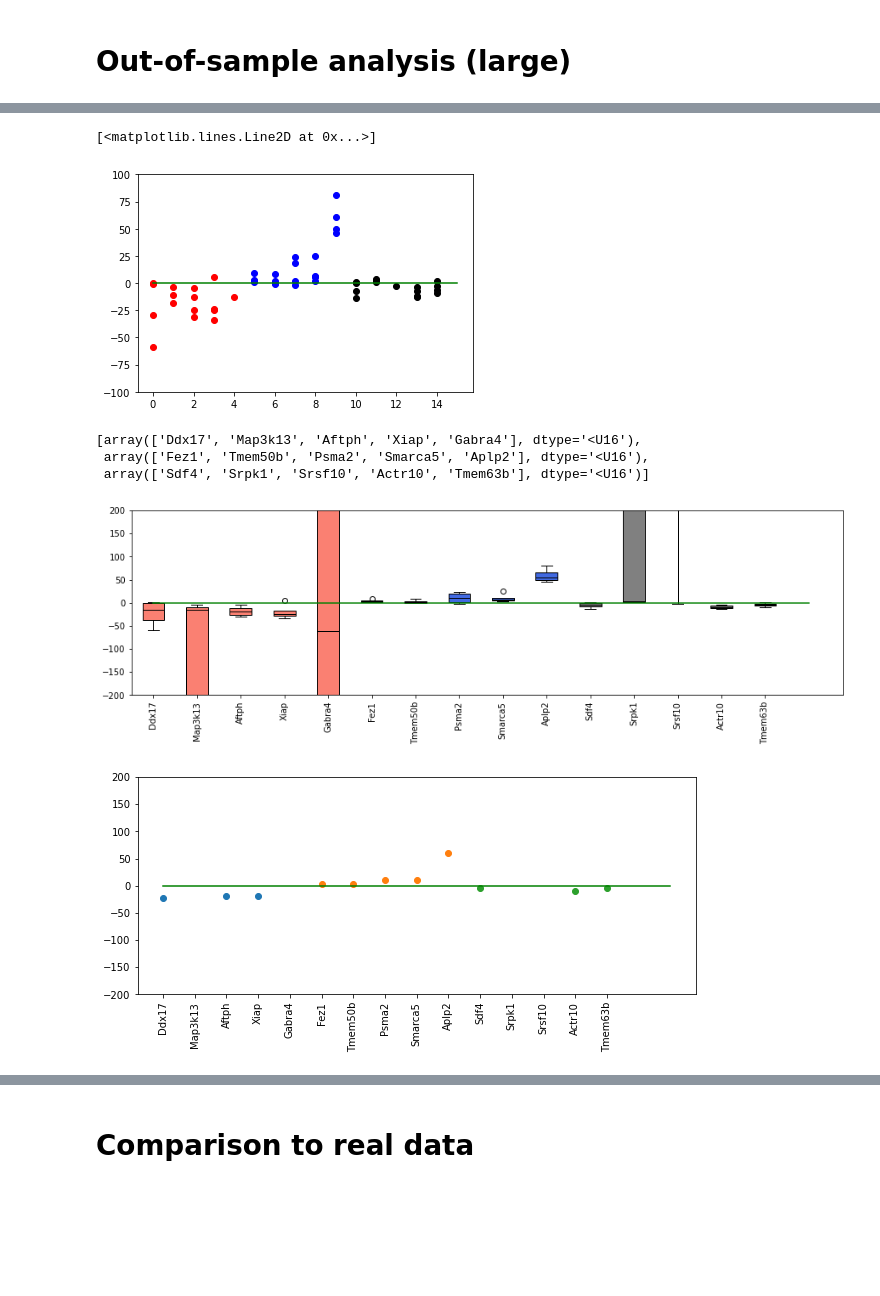
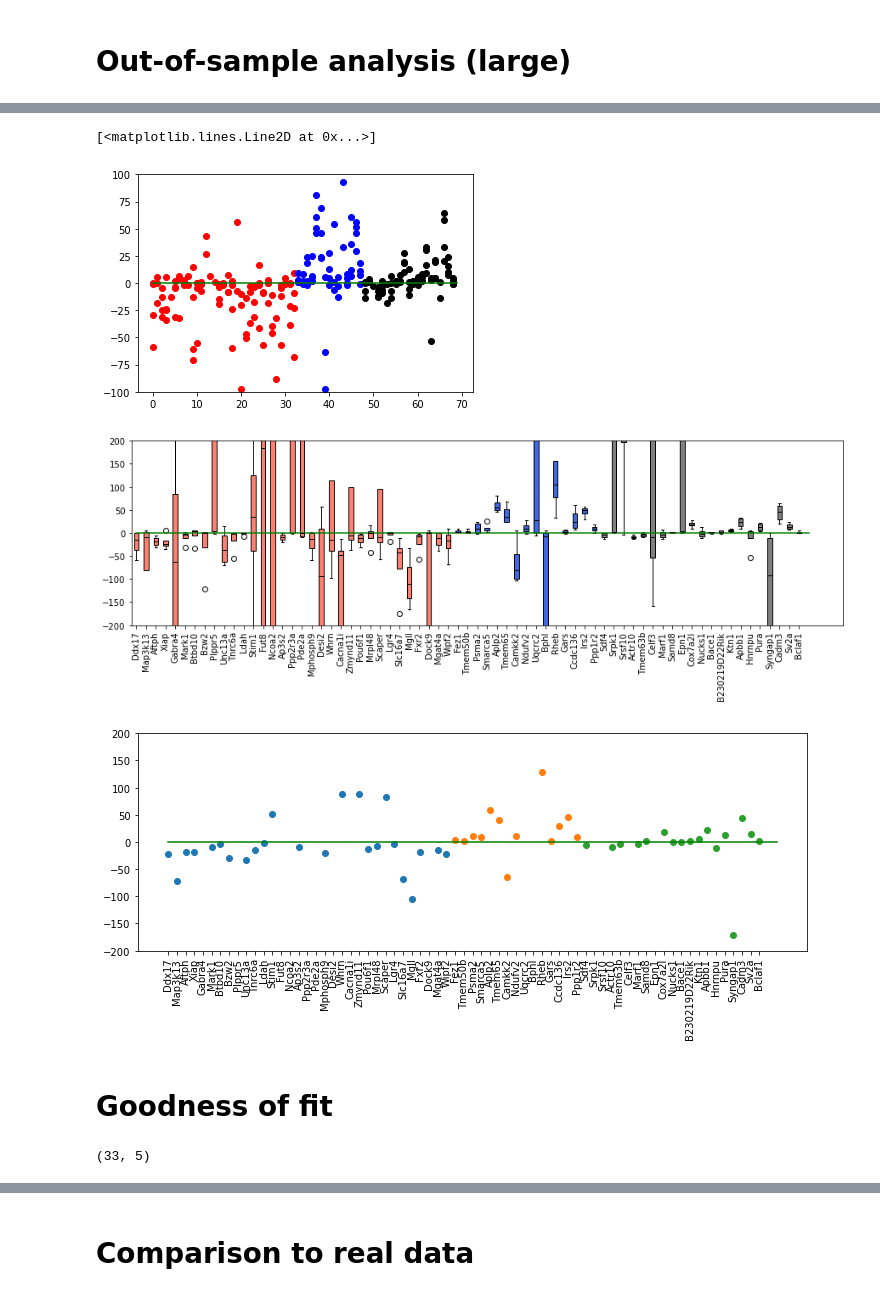
Before and after one commit to pachterlab/GVFP_2021, a Jupyter notebook: gg220802_monod.ipynb, the cells around one changed output, grey strips where cells are left out. Drawn from its saved outputs; the diff is of its cells as text; code cells hidden in the pictures; blank space fills up the shorter version.

```diff
--- a/gg220802_monod.ipynb
+++ b/gg220802_monod.ipynb
@@ -643,5 +638,5 @@ with open('/home/ggorin/projects/GVFP_2021/fits/gg_220802_022_allen_celltypes_1/
 # %% [markdown]
 Start here for result analysis, with gene filtering done
 # %%
-# with open('/home/ggorin/projects/GVFP_2021/fits/gg_220802_022_allen_celltypes_1/weights_and_genes.pickle','rb') as rfs:
-#     results = pickle.load(rfs)
+with open('/home/ggorin/projects/GVFP_2021/fits/gg_220802_022_allen_celltypes_1/weights_and_genes.pickle','rb') as rfs:
+    results = pickle.load(rfs)
@@ -853,7 +850,7 @@ lik_ratios
 # %% [markdown]
 # Out-of-sample analysis (large)
 # %%
-n_cores=35
+n_cores=33
 # %%
 with open('/home/ggorin/projects/GVFP_2021/fits/gg_220802_022_allen_celltypes_1/weights_and_genes.pickle','rb') as rfs:
     results = pickle.load(rfs)
@@ -863,5 +860,6 @@ sample_names = ['C01','B08','H12','F08']
 models=('Bursty','CIR','Extrinsic')
 dataset_names = ['allen_'+y+'_glu'  for y in sample_names]
 sample_looms = ['/home/ggorin/count_data/loom_allen_celltype_kb/test/'+x+'.loom' for x in dataset_names]
-gene_names_to_run = [x[:5] for x in genes_kept]
+gene_names_to_run = [x for x in genes_kept]
+# gene_names_to_run = [x[:5] for x in genes_kept]
 # %%
@@ -894,13 +896,13 @@ for test_data_ind in range(len(sample_looms)):
     for model_set in range(3):
         print(models[model_set])
         try:
-            gntr = gene_names_to_run[model_set]
-            gene_locations = [np.where(loom_gene_names==x)[0][0] for x in gntr]
+#             gntr = gene_names_to_run[model_set]
+#             gene_locations = [np.where(loom_gene_names==x)[0][0] for x in gntr]
             n_genes_to_run = len(gntr)
             pool = multiprocessing.Pool(processes=n_cores)
             fit_iterable = zip(U[gene_locations],\
                                S[gene_locations],\
-                               [2]*n_genes_to_run,\
+                               [1]*n_genes_to_run,\
                                [5]*n_genes_to_run)
             model_res = pool.map(par_fun_fullfit, fit_iterable)
             oos_res_dataset[models[model_set]] = model_res
@@ -967,13 +955,7 @@ plt.ylim([-100,100])
 plt.plot([0,sum([len(x) for x in indices])],[0,0],'g-')
 # %% [output]
 [<matplotlib.lines.Line2D at 0x...>]
-[figure, old version]
+[figure, new version]
-# %%
-gene_names_to_run
-# %% [output]
-[array(['Ddx17', 'Map3k13', 'Aftph', 'Xiap', 'Gabra4'], dtype='<U16'),
- array(['Fez1', 'Tmem50b', 'Psma2', 'Smarca5', 'Aplp2'], dtype='<U16'),
- array(['Sdf4', 'Srpk1', 'Srsf10', 'Actr10', 'Tmem63b'], dtype='<U16')]
 # %%
 colors= ('salmon','royalblue','grey')
 fig1,ax1 = plt.subplots(1,1,figsize=(15,4))
@@ -991,18 +973,18 @@ ax1.set_ylim([-200,200])
 ax1.plot([0,sum([len(x) for x in indices])],[0,0],'g-')
 _=ax1.set_xticks(np.concatenate(indices),np.concatenate(gene_names_to_run),rotation=90)
 # %% [output]
-[figure, old version]
+[figure, new version]
 # %%
 colors= ('salmon','royalblue','grey')
-fig1,ax1 = plt.subplots(1,1,figsize=(10,4))
+fig1,ax1 = plt.subplots(1,1,figsize=(12,4))
 for model_set in range(3):
     d = np.asarray([lik_ratios_oos[test_data_ind][model_set] for test_data_ind in range(len(sample_looms))])
     bplot = ax1.scatter(indices[model_set],d.mean(0))
 ax1.set_ylim([-200,200])
 ax1.plot([0,1+sum([len(x) for x in indices])],[0,0],'g-')
 _=ax1.set_xticks(np.concatenate(indices),np.concatenate(gene_names_to_run),rotation=90)
 # %% [output]
-[figure, old version]
+[figure, new version]
 # %%
 # genes_ran = [gn[x] for x in genes_to_run]
 # %%
@@ -1013,0 +996,2 @@ with open('/home/ggorin/projects/GVFP_2021/fits/gg_220802_022_allen_celltypes_1/
+# %% [markdown]
+# Goodness of fit
@@ -1013,0 +1003,4 @@ with open('/home/ggorin/projects/GVFP_2021/fits/gg_220802_022_allen_celltypes_1/
+# %%
+gou_pars[1][0].shape
+# %% [output]
+(33, 5)
```
Also changed, not shown: parts of 25 cells of this notebook, 2 other files.
